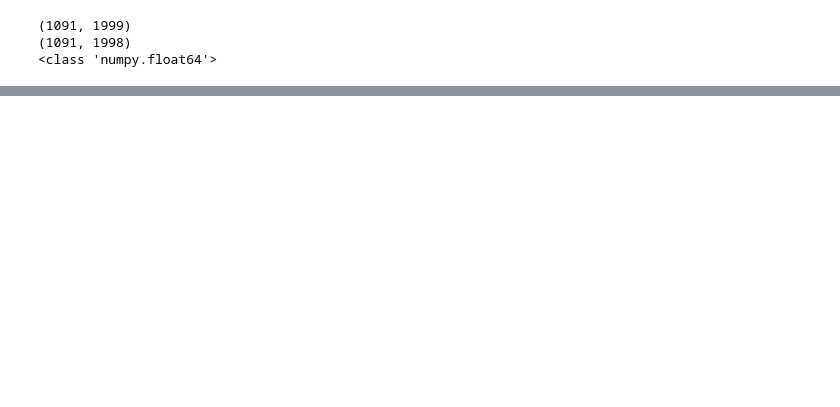
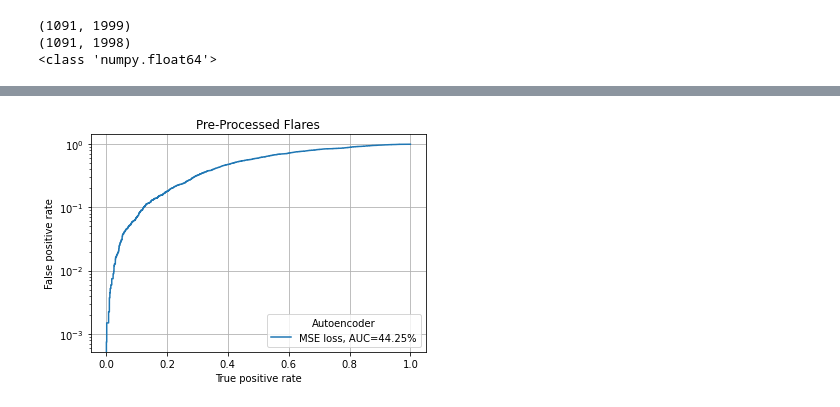
Before and after one commit to avalluvan/SXR-Solar-Flare-Classification, a Jupyter notebook: anomalydetection.ipynb, the cells around one changed output, grey strips where cells are left out. Cells and saved outputs as stored; diff of their text form; code cells hidden in the pictures; blank space fills up the shorter version.

```diff
--- a/anomalydetection.ipynb
+++ b/anomalydetection.ipynb
@@ -281,0 +330,15 @@ for i in anomids:
+# %%
+# ROC and AUC of Pre-Processed Flares
+fpr, tpr, thresholds = roc_curve(labelsnorm, reconerror)
+
+plt.figure()
+plt.plot(tpr, fpr, label=f"MSE loss, AUC={auc(fpr, tpr)*100:.2f}%")
+plt.semilogy()
+plt.legend(title="Autoencoder")
+plt.xlabel("True positive rate")
+plt.ylabel("False positive rate")
+plt.grid()
+plt.title("Pre-Processed Flares")
+plt.show()
+# %% [output]
+[figure, added]
```
Also changed, not shown: parts of 15 cells of this notebook.
